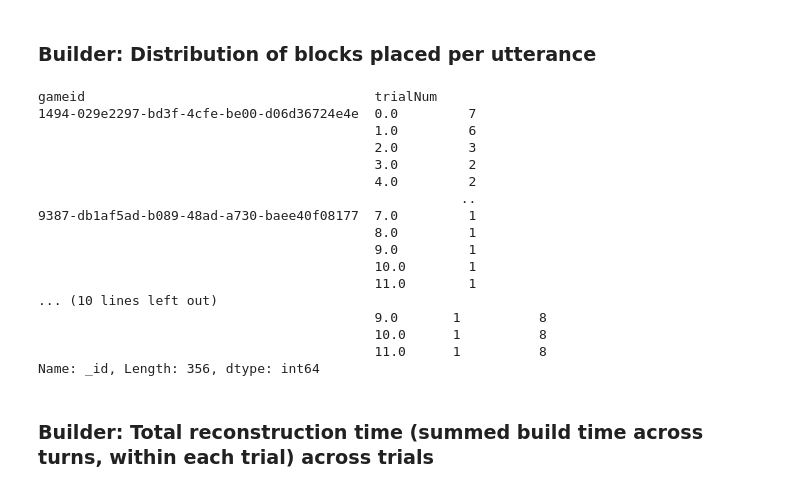
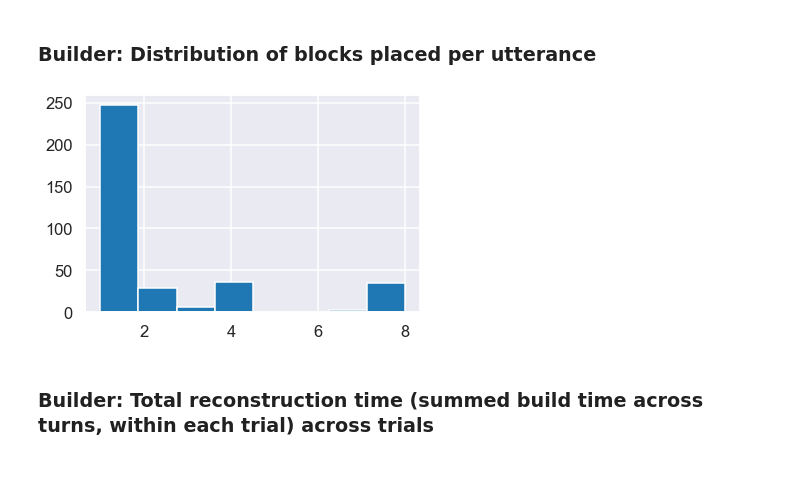
Before and after one commit to cogtoolslab/compositional-abstractions, a Jupyter notebook: analysis/compabs_analysis.ipynb, the cells around one changed output. Drawn from its saved outputs; the diff is of its cells as text; code cells hidden in the pictures.

Commit message:
adding dist of blocks placed

```diff
--- a/analysis/compabs_analysis.ipynb
+++ b/analysis/compabs_analysis.ipynb
@@ -83,10 +83,10 @@ db = conn['compositional-abstractions']
 coll = db['two-towers']
 
 # which iteration name should we use?
-iterationName = 'pilot0'
+iterationName = 'pilot2'
 
 ## look up number of trials
-trialNumDict = {'testing':13, 'pilot0':13}
+trialNumDict = {'testing':13, 'pilot2':13}
 numTrials = trialNumDict[iterationName]
 # %% [markdown]
 ### construct tidy dataframe with game data
@@ -304,10 +306,10 @@ array(['place one column 3 row 1', nan,
 ## Create DF for each event
 # %%
 #read in dataframes from each eventType
-df_block = pd.read_csv('../results/csv/compabs_block_pilot0.csv')
-df_chat = pd.read_csv('../results/csv/compabs_chat_pilot0.csv')
-df_exit = pd.read_csv('../results/csv/compabs_exit_pilot0.csv')
-df_trial = pd.read_csv('../results/csv/compabs_trial_pilot0.csv')
+df_block = pd.read_csv('../results/csv/compabs_block_{}.csv'.format(iterationName))
+df_chat = pd.read_csv('../results/csv/compabs_chat_{}.csv'.format(iterationName))
+df_exit = pd.read_csv('../results/csv/compabs_exit_{}.csv'.format(iterationName))
+df_trial = pd.read_csv('../results/csv/compabs_trial_{}.csv'.format(iterationName))
 # %% [markdown]
 #### Total Game Duration (for Gameplay)
 # %%
@@ -476,28 +478,10 @@ Text(0, 0.5, 'Trial Score')
 # %% [markdown]
 ### Builder: Distribution of blocks placed per utterance
 # %%
-(df_exit.groupby(['gameid'])['totalLength'].max()/60000).hist()
-plt.xlabel("Duration (min)")
+(df_block.groupby(['gameid','trialNum', 'turnNum'])['_id'].count()).hist(bins = 8)
 plt.show()
-print(df_block.groupby(['gameid','trialNum', 'turnNum'])['_id'].count())
 # %% [output]
-gameid                                     trialNum
-1494-029e2297-bd3f-4cfe-be00-d06d36724e4e  0.0         7
-                                           1.0         6
-                                           2.0         3
-                                           3.0         2
-                                           4.0         2
-                                                      ..
-9387-db1af5ad-b089-48ad-a730-baee40f08177  7.0         1
-                                           8.0         1
-                                           9.0         1
-                                           10.0        1
-                                           11.0        1
-... (10 lines left out)
-                                           9.0       1          8
-                                           10.0      1          8
-                                           11.0      1          8
-Name: _id, Length: 356, dtype: int64
+[figure, added]
 # %% [markdown]
 ### Builder: Total reconstruction time (summed build time across turns, within each trial) across trials
 # %%
```
Also changed, not shown: parts of 11 cells of this notebook.
